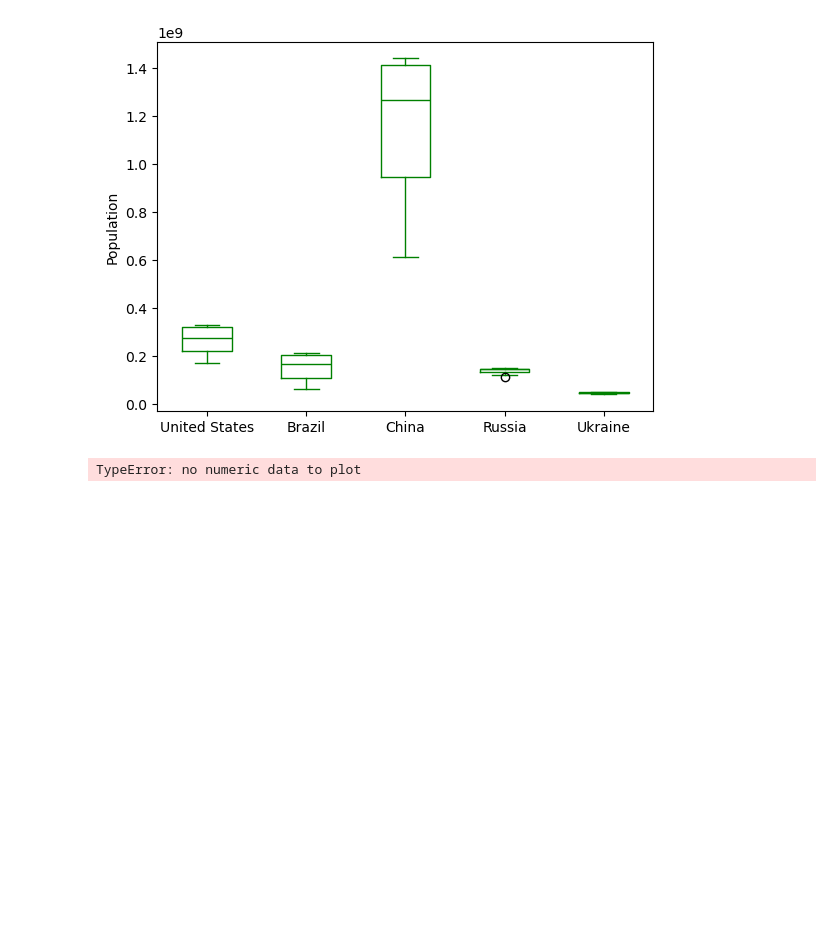
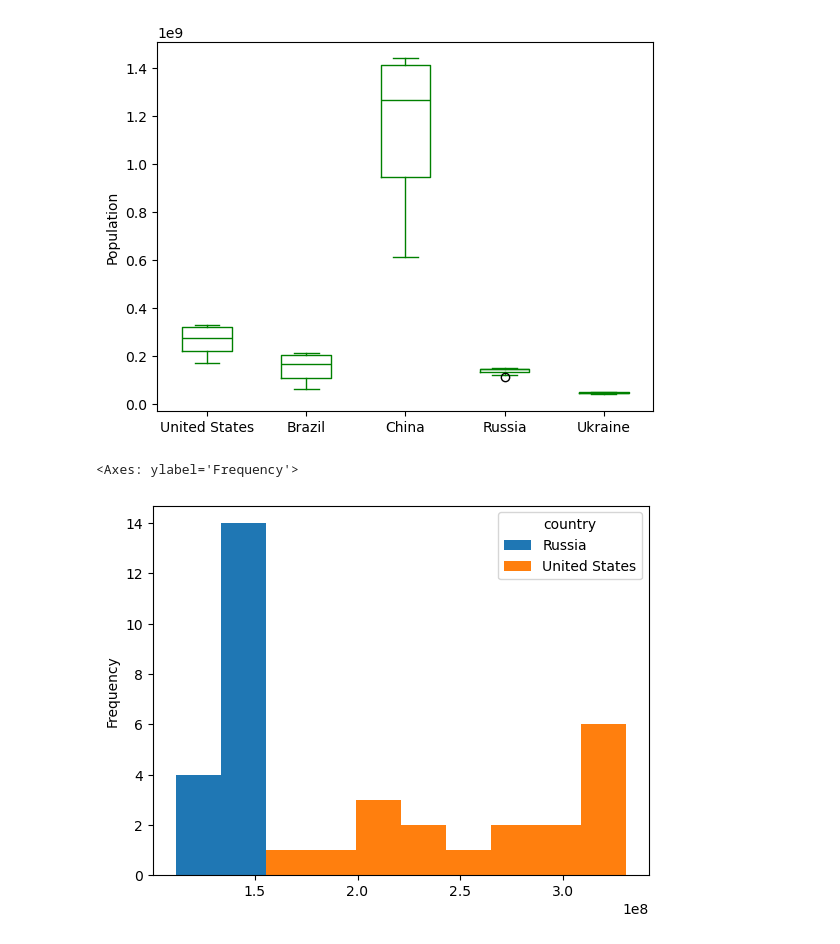
Before and after one commit to AliNuriev/oc-and-c-preps, a Jupyter notebook: Project 2 - Data Visualization.ipynb, the cells around one changed output. Cells and saved outputs as stored; diff of their text form; code cells hidden in the pictures; blank space fills up the shorter version.

```diff
--- a/Project 2 - Data Visualization.ipynb
+++ b/Project 2 - Data Visualization.ipynb
@@ -162,5 +162,7 @@ df_pivot.plot(kind = "box", color = "green", ylabel = "Population")
 <Axes: ylabel='Population'>
 [figure]
 # %%
+df_pivot[["Russia", "United States"]].plot(kind = "hist")
 # %% [output]
-TypeError: no numeric data to plot
+<Axes: ylabel='Frequency'>
+[figure, added]
```
Also changed, not shown: parts of 6 cells of this notebook, 2 other files.
